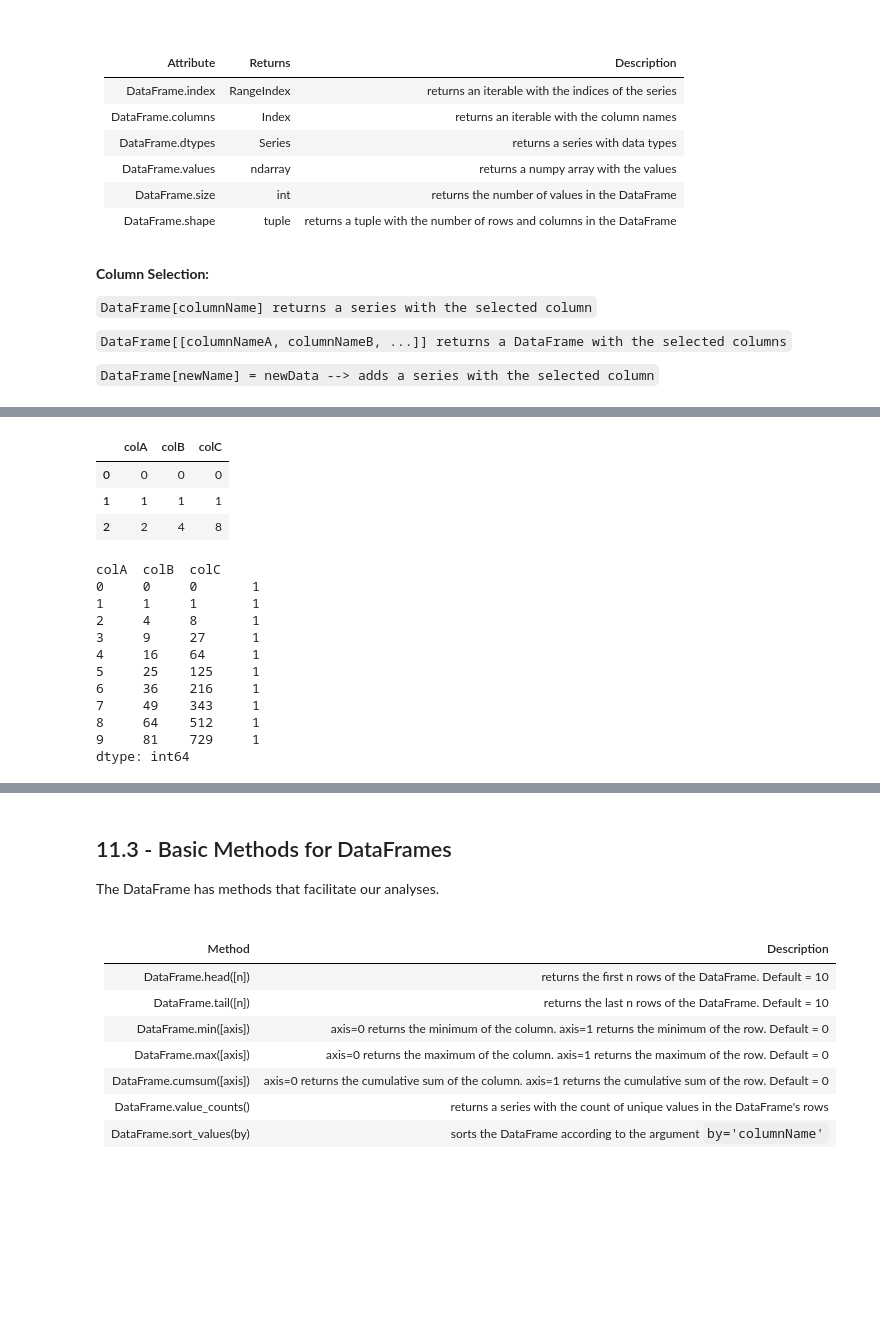
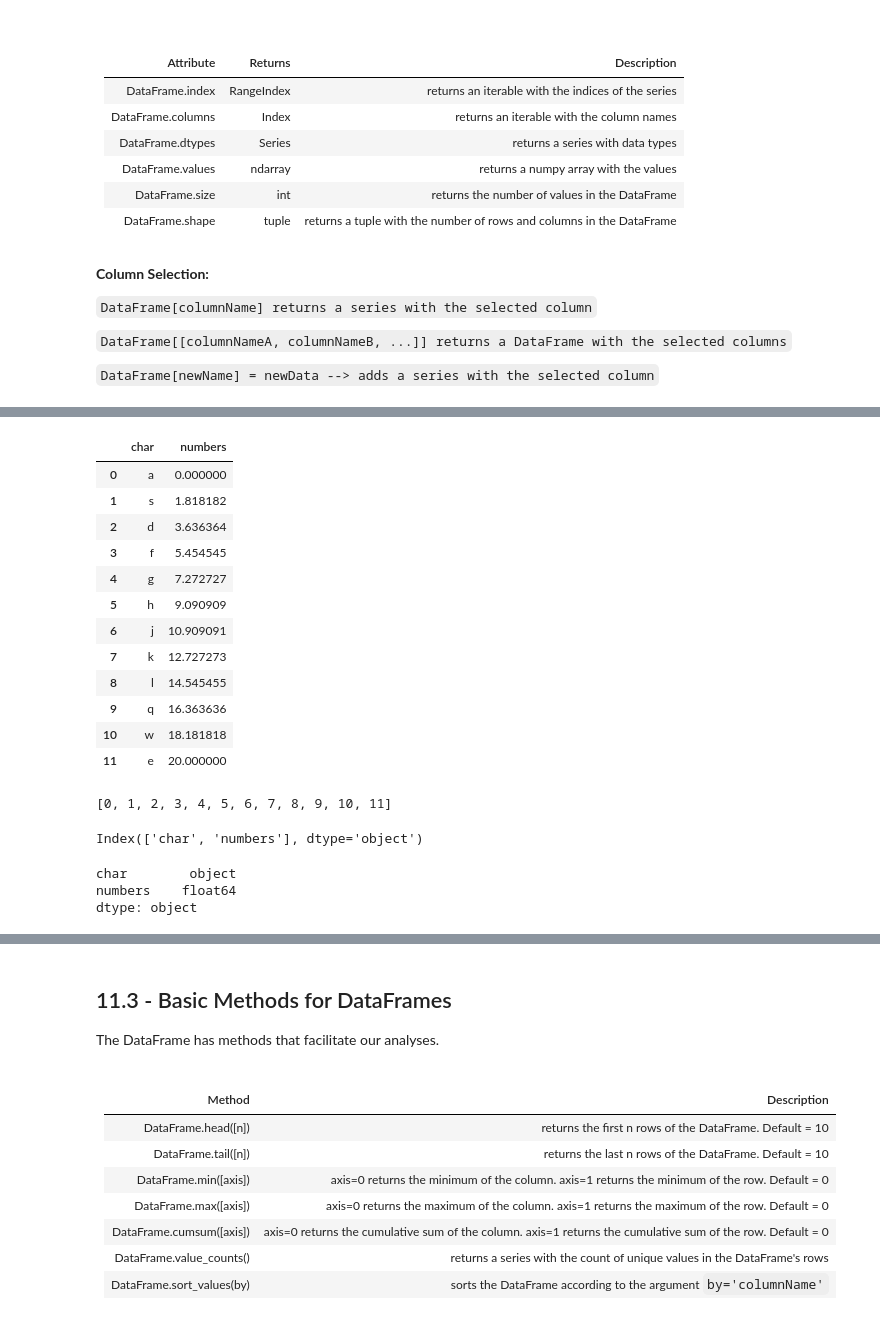
Before and after one commit to rafaelpsilva07/python-for-engineers-and-scientists, a Jupyter notebook: lessons/m2 - Section 11 - Pandas.ipynb, the cells around one changed output, grey strips where cells are left out. Cells and saved outputs as stored; diff of their text form; code cells hidden in the pictures; blank space fills up the shorter version.

```diff
--- a/lessons/m2 - Section 11 - Pandas.ipynb
+++ b/lessons/m2 - Section 11 - Pandas.ipynb
@@ -121,22 +126,0 @@ dados_df[['colA', 'colC']]
-# %%
-dados_df.head(3)
-# %% [output]
-|  | colA | colB | colC |
-| 0 | 0 | 0 | 0 |
-| 1 | 1 | 1 | 1 |
-| 2 | 2 | 4 | 8 |
-# %%
-dados_df.value_counts()
-# %% [output]
-colA  colB  colC
-0     0     0       1
-1     1     1       1
-2     4     8       1
-3     9     27      1
-4     16    64      1
-5     25    125     1
-6     36    216     1
-7     49    343     1
-8     64    512     1
-9     81    729     1
-dtype: int64
@@ -142,0 +137,31 @@ dtype: int64
+# %%
+df = pd.DataFrame(data)
+df
+# %% [output]
+|  | char | numbers |
+| 0 | a | 0.000000 |
+| 1 | s | 1.818182 |
+| 2 | d | 3.636364 |
+| 3 | f | 5.454545 |
+| 4 | g | 7.272727 |
+| 5 | h | 9.090909 |
+| 6 | j | 10.909091 |
+| 7 | k | 12.727273 |
+| 8 | l | 14.545455 |
+| 9 | q | 16.363636 |
+| 10 | w | 18.181818 |
+| 11 | e | 20.000000 |
+# %%
+list(df.index)
+# %% [output]
+[0, 1, 2, 3, 4, 5, 6, 7, 8, 9, 10, 11]
+# %%
+df.columns
+# %% [output]
+Index(['char', 'numbers'], dtype='object')
+# %%
+df.dtypes
+# %% [output]
+char        object
+numbers    float64
+dtype: object
```
Also changed, not shown: parts of 21 cells of this notebook.
